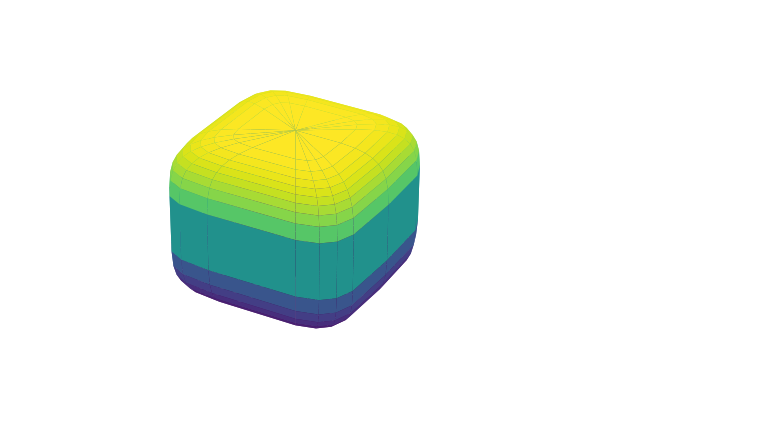
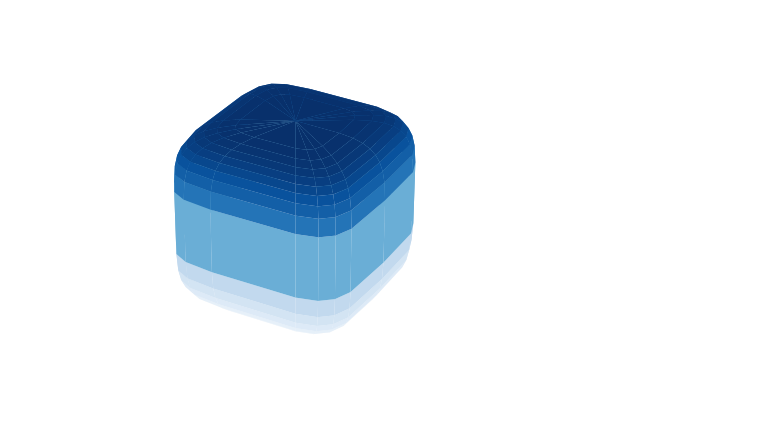
Before and after one commit to liveni-art/blog_math, a Jupyter notebook: _helpers/svg_helper.ipynb, the cells around one changed output. Cells and saved outputs as stored; diff of their text form; code cells hidden in the pictures.

```diff
--- a/_helpers/svg_helper.ipynb
+++ b/_helpers/svg_helper.ipynb
@@ -1,25 +1,42 @@
+# %%
+max_p = 200
+
+def get_colorscale(p):
+    if (p <= 1):
+        return 'Reds'
+    elif (p < 2):
+        return 'Oranges'
+    elif (p == 2):
+        return 'Greens'
+    elif (p == max_p):
+        return 'Purples'
+    return 'Blues'
 # %%
+# superellipsoid
+
 import numpy as np
 import matplotlib.pyplot as plt
 
 u = np.linspace(0, 2 * np.pi, 20)  # азимутальный угол
 v = np.linspace(0, np.pi, 20)      # полярный угол
 u, v = np.meshgrid(u, v)
 
 # Параметризация
 p = 5
 
 X = np.sign(np.cos(u)) * np.abs(np.cos(u)) ** (2/p) * \
     np.sign(np.sin(v)) * np.abs(np.sin(v)) ** (2/p)
 Y = np.sign(np.sin(u)) * np.abs(np.sin(u)) ** (2/p) * \
     np.sign(np.sin(v)) * np.abs(np.sin(v)) ** (2/p)
 Z = np.sign(np.cos(v)) * np.abs(np.cos(v)) ** (2/p)
 
 
 fig = plt.figure()
 ax = fig.add_subplot(111, projection='3d')
-ax.plot_surface(X, Y, Z, cmap='viridis')
+ax.set_box_aspect((8, 8, 7))
+colormap = get_colorscale(p);
+ax.plot_surface(X, Y, Z, cmap=colormap)
 ax.axis('off')
 plt.savefig("superellipsoid.svg", format='svg', bbox_inches='tight')
 # %% [output]
-[figure, old version]
+[figure, new version]
```
Also changed, not shown: parts of 3 cells of this notebook, 10 other files.
